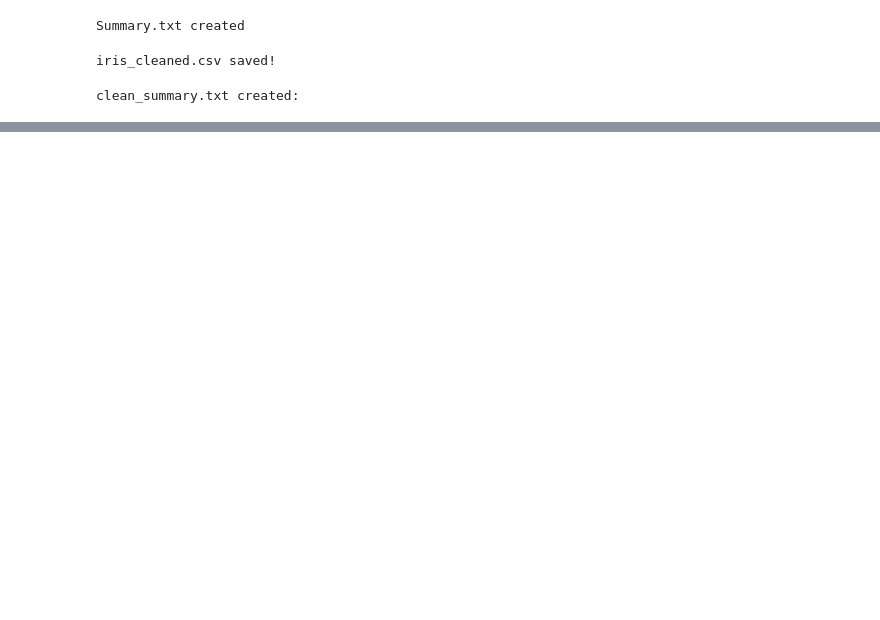
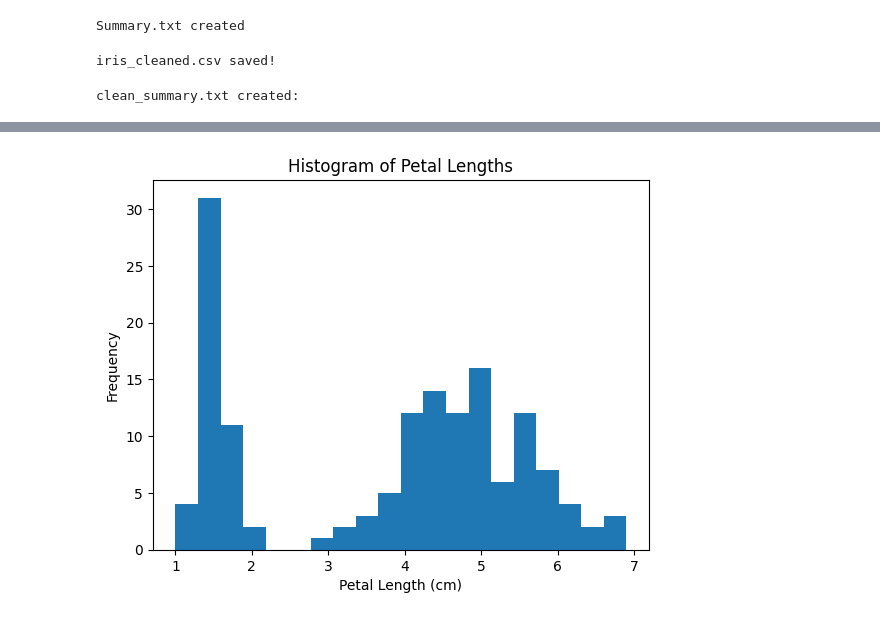
Before and after one commit to mad1rose/iris-analysis-group3, a Jupyter notebook: iris_project.ipynb, the cells around one changed output, grey strips where cells are left out. Cells and saved outputs as stored; diff of their text form; code cells hidden in the pictures; blank space fills up the shorter version.

```diff
--- a/iris_project.ipynb
+++ b/iris_project.ipynb
@@ -145,3 +145,19 @@ with open('clean_summary.txt', 'w') as f:
 print("clean_summary.txt created:")
 # %% [output]
 clean_summary.txt created:
+# %%
+# Phase 4: Analysis & Visualization
+import pandas as pd
+import matplotlib.pyplot as plt
+
+# Load the cleaned dataset
+df = pd.read_csv("iris_cleaned.csv")
+
+
+# Display first few rows
+df.head()
+#to see everything
+#df
+
+#print(df.(head))
+#will still print but not as nicely, becuase collab automatically displays it
@@ -147,0 +187,11 @@ clean_summary.txt created:
+# %%
+def categorize_petal_length(length):
+    if length < 2:
+        return "Short Petal"
+    elif 2 <= length <= 5:
+        return "Medium Petal"
+    else:
+        return "Long Petal"
+
+df['Petal_Category'] = df['petal_length'].apply(categorize_petal_length)
+df[['petal_length', 'Petal_Category']]
@@ -147,0 +230,8 @@ clean_summary.txt created:
+# %%
+plt.hist(df['petal_length'], bins=20)
+plt.title("Histogram of Petal Lengths")
+plt.xlabel("Petal Length (cm)")
+plt.ylabel("Frequency")
+plt.show()
+# %% [output]
+[figure, added]
```
Also changed, not shown: parts of 10 cells of this notebook.
